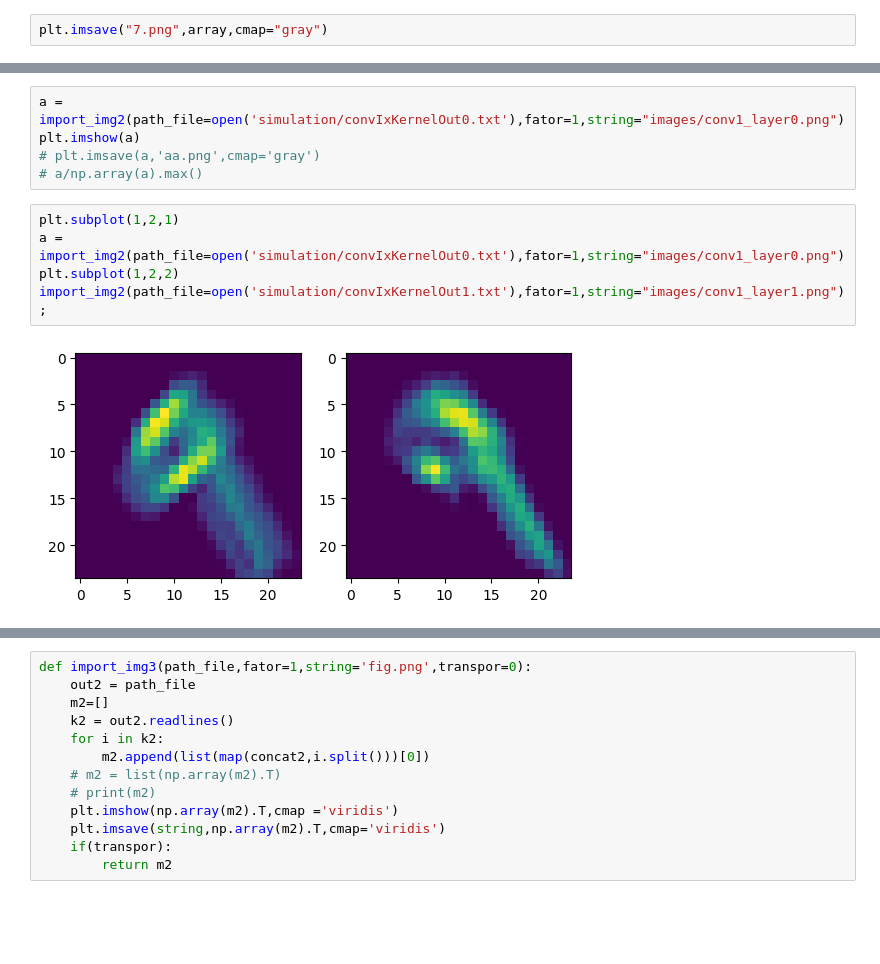
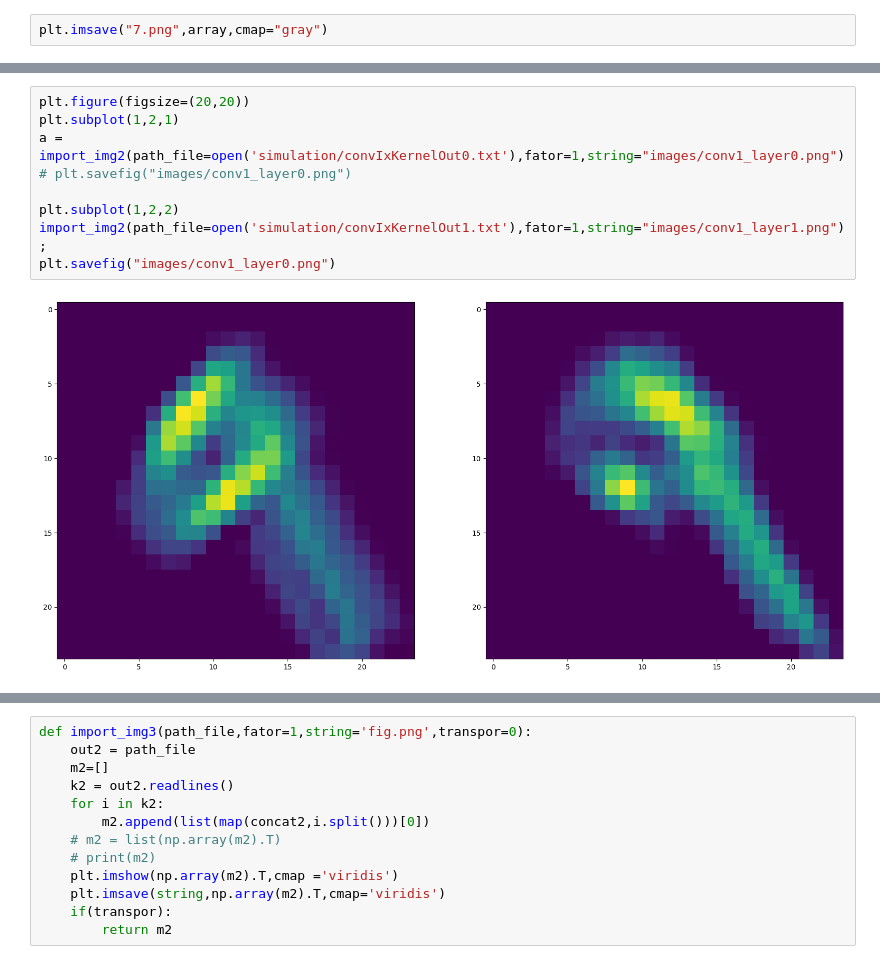
Before and after one commit to valmyr/ConvNetVerilog, a Jupyter notebook: Image.ipynb, the cells around one changed output, grey strips where cells are left out. Cells and saved outputs as stored; diff of their text form; blank space fills up the shorter version.

Commit message:
Atualizando imagens

```diff
--- a/Image.ipynb
+++ b/Image.ipynb
@@ -428,13 +430,12 @@ a = import_img2(path_file=open('./simulation/I.txt'),fator=1,string="images/inpu
-# %%
-a = import_img2(path_file=open('simulation/convIxKernelOut0.txt'),fator=1,string="images/conv1_layer0.png")
-plt.imshow(a)
-# plt.imsave(a,'aa.png',cmap='gray')
-# a/np.array(a).max()
 # %%
+plt.figure(figsize=(20,20))
 plt.subplot(1,2,1)
 a = import_img2(path_file=open('simulation/convIxKernelOut0.txt'),fator=1,string="images/conv1_layer0.png")
+# plt.savefig("images/conv1_layer0.png")
+
 plt.subplot(1,2,2)
 import_img2(path_file=open('simulation/convIxKernelOut1.txt'),fator=1,string="images/conv1_layer1.png");
+plt.savefig("images/conv1_layer0.png")
 # %% [output]
-[figure, old version]
+[figure, new version]
 # %%
```
Also changed, not shown: parts of 6 cells of this notebook, 8 other files.
